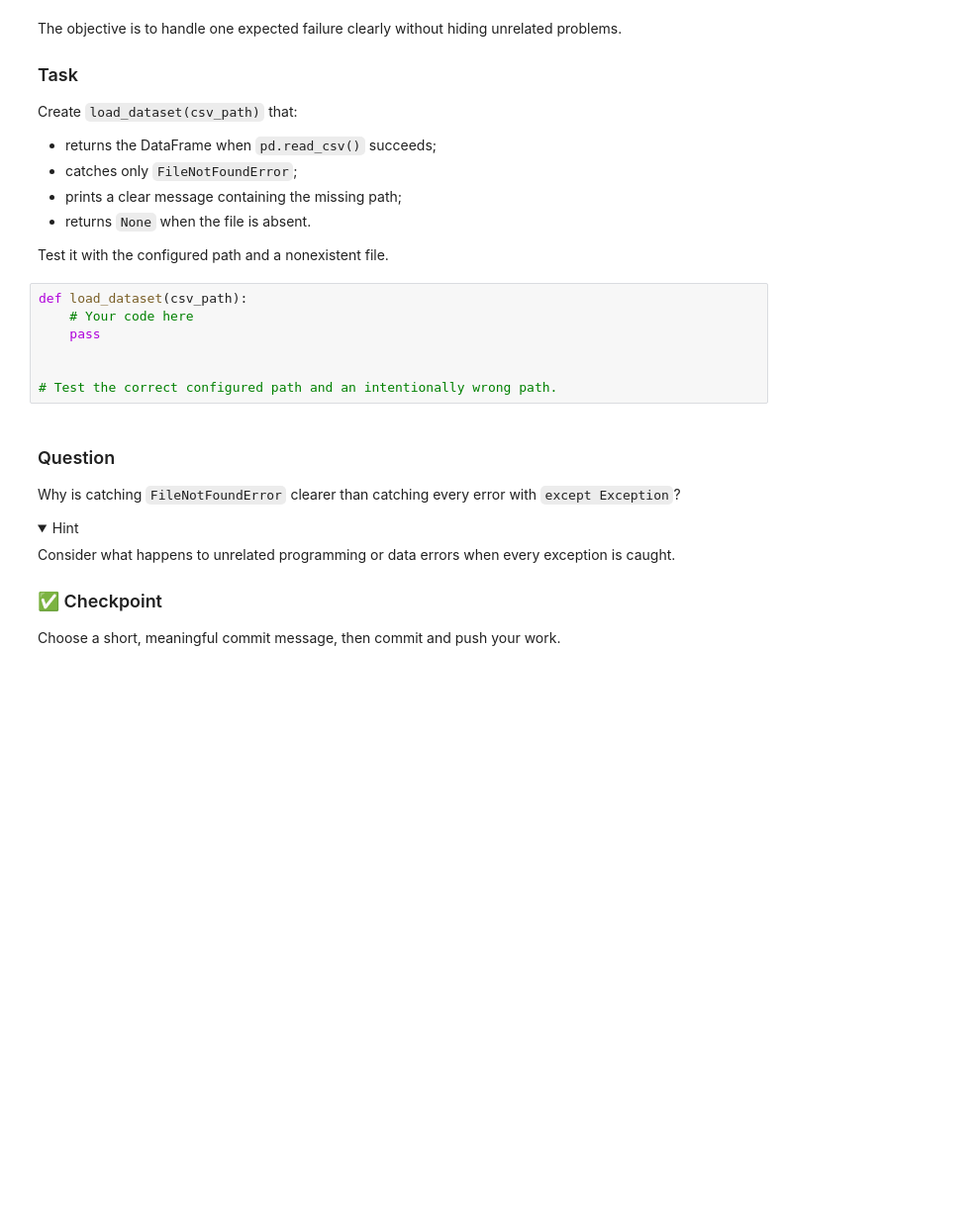
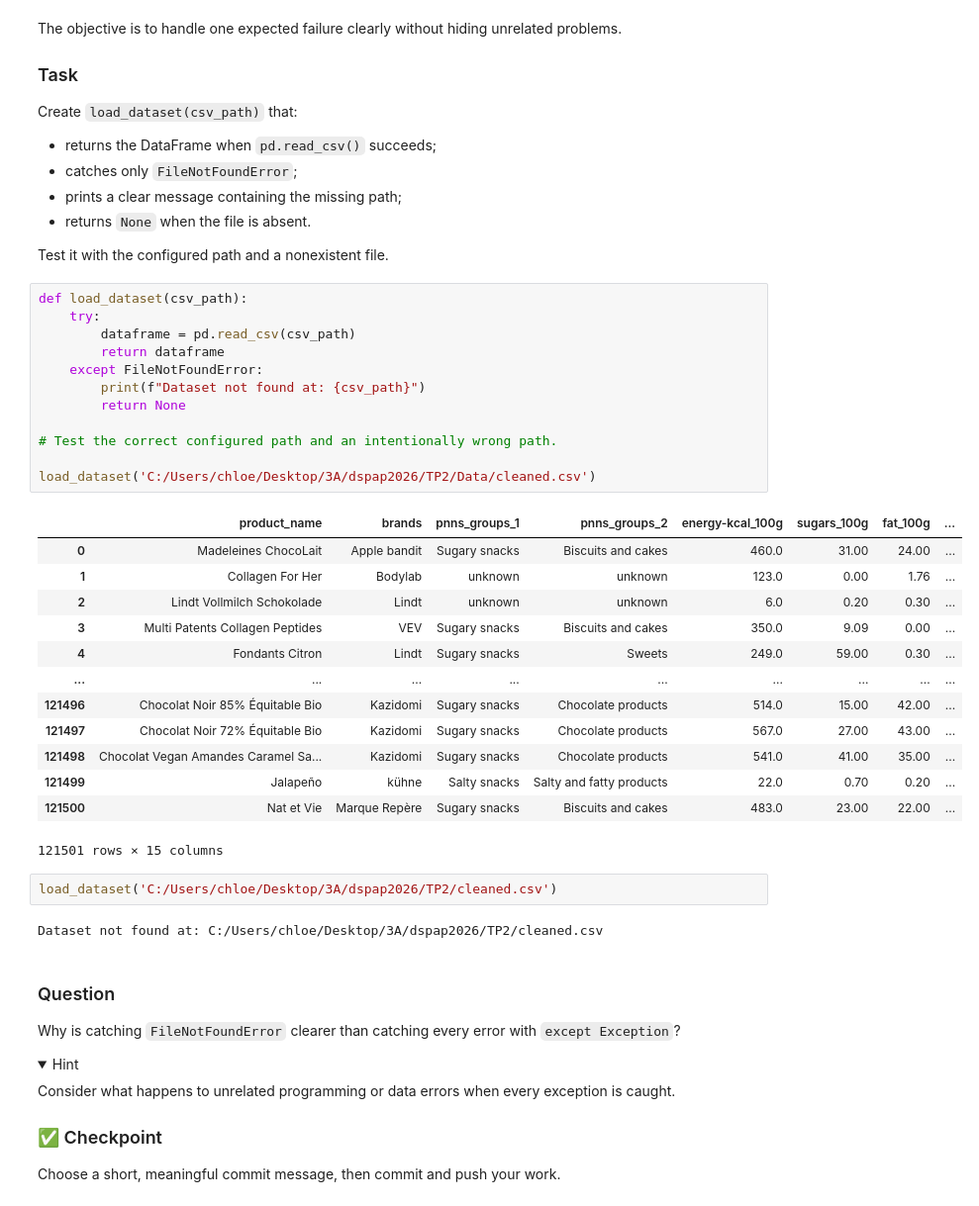
Before and after one commit to chloeruiz0300/TP2, a Jupyter notebook: Notebooks/Lab2_Best_Practices_Student.ipynb, the cells around one changed output. Shown at 99% size. Drawn from its saved outputs; the diff is of its cells as text; folded sections open; blank space fills up the shorter version.

Commit message:
Handle errors

```diff
--- a/Notebooks/Lab2_Best_Practices_Student.ipynb
+++ b/Notebooks/Lab2_Best_Practices_Student.ipynb
@@ -572,11 +572,34 @@ Create `load_dataset(csv_path)` that:
 Test it with the configured path and a nonexistent file.
 # %%
 def load_dataset(csv_path):
-    # Your code here
-    pass
-
+    try:
+        dataframe = pd.read_csv(csv_path)
+        return dataframe
+    except FileNotFoundError:
+        print(f"Dataset not found at: {csv_path}")
+        return None
 
 # Test the correct configured path and an intentionally wrong path.
+
+load_dataset('C:/Users/chloe/Desktop/3A/dspap2026/TP2/Data/cleaned.csv')
+# %% [output]
+|  | product_name | brands | pnns_groups_1 | pnns_groups_2 | energy-kcal_100g | sugars_100g | fat_100g | ... |
+| 0 | Madeleines ChocoLait | Apple bandit | Sugary snacks | Biscuits and cakes | 460.0 | 31.00 | 24.00 | ... |
+| 1 | Collagen For Her | Bodylab | unknown | unknown | 123.0 | 0.00 | 1.76 | ... |
+| 2 | Lindt Vollmilch Schokolade | Lindt | unknown | unknown | 6.0 | 0.20 | 0.30 | ... |
+| 3 | Multi Patents Collagen Peptides | VEV | Sugary snacks | Biscuits and cakes | 350.0 | 9.09 | 0.00 | ... |
+| 4 | Fondants Citron | Lindt | Sugary snacks | Sweets | 249.0 | 59.00 | 0.30 | ... |
+| ... | ... | ... | ... | ... | ... | ... | ... | ... |
+| 121496 | Chocolat Noir 85% Équitable Bio | Kazidomi | Sugary snacks | Chocolate products | 514.0 | 15.00 | 42.00 | ... |
+| 121497 | Chocolat Noir 72% Équitable Bio | Kazidomi | Sugary snacks | Chocolate products | 567.0 | 27.00 | 43.00 | ... |
+| 121498 | Chocolat Vegan Amandes Caramel Sa... | Kazidomi | Sugary snacks | Chocolate products | 541.0 | 41.00 | 35.00 | ... |
+| 121499 | Jalapeño | kühne | Salty snacks | Salty and fatty products | 22.0 | 0.70 | 0.20 | ... |
+| 121500 | Nat et Vie | Marque Repère | Sugary snacks | Biscuits and cakes | 483.0 | 23.00 | 22.00 | ... |
+121501 rows × 15 columns
+# %%
+load_dataset('C:/Users/chloe/Desktop/3A/dspap2026/TP2/cleaned.csv')
+# %% [output]
+Dataset not found at: C:/Users/chloe/Desktop/3A/dspap2026/TP2/cleaned.csv
 # %% [markdown]
 ### Question
 
```
Also changed, not shown: parts of 1 cell of this notebook.
